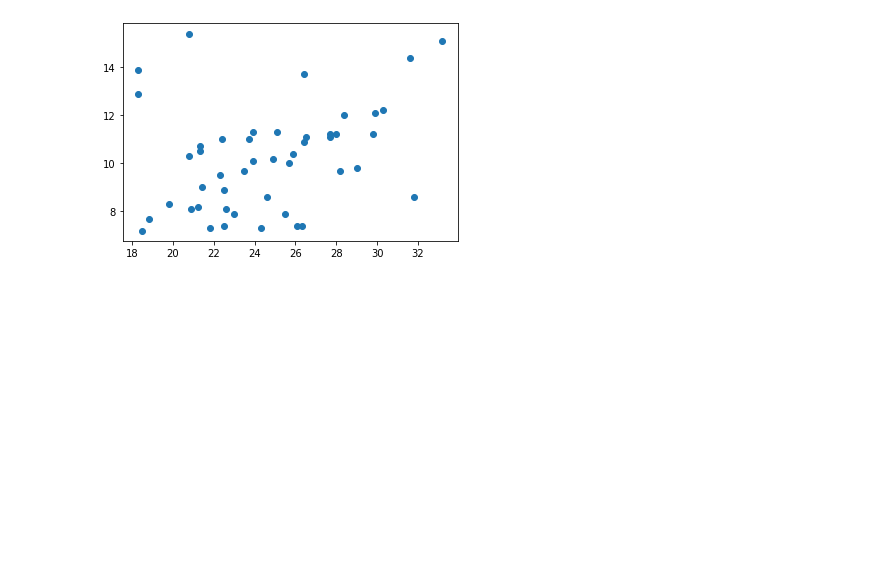
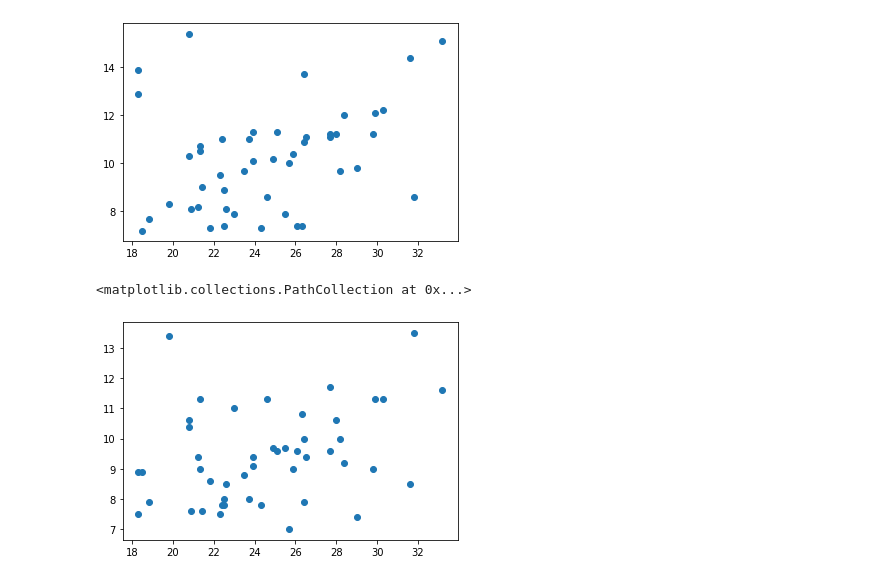
Before and after one commit to imagineLife/data-cleaner, a Jupyter notebook: Scatterplots.ipynb, the cells around one changed output. Drawn from its saved outputs; the diff is of its cells as text; code cells hidden in the pictures; blank space fills up the shorter version.

Commit message:
more scatters

```diff
--- a/Scatterplots.ipynb
+++ b/Scatterplots.ipynb
@@ -150,4 +150,7 @@ plt.scatter(no_hs_outliers,no_out_35_64)
 [figure]
 # %%
 # 60 +
-plt.scatter(no_hs_outliers,no_out_35_64)
+plt.scatter(no_hs_outliers,no_out_60_plus)
+# %% [output]
+<matplotlib.collections.PathCollection at 0x...>
+[figure, added]
```
Also changed, not shown: parts of 10 cells of this notebook.
